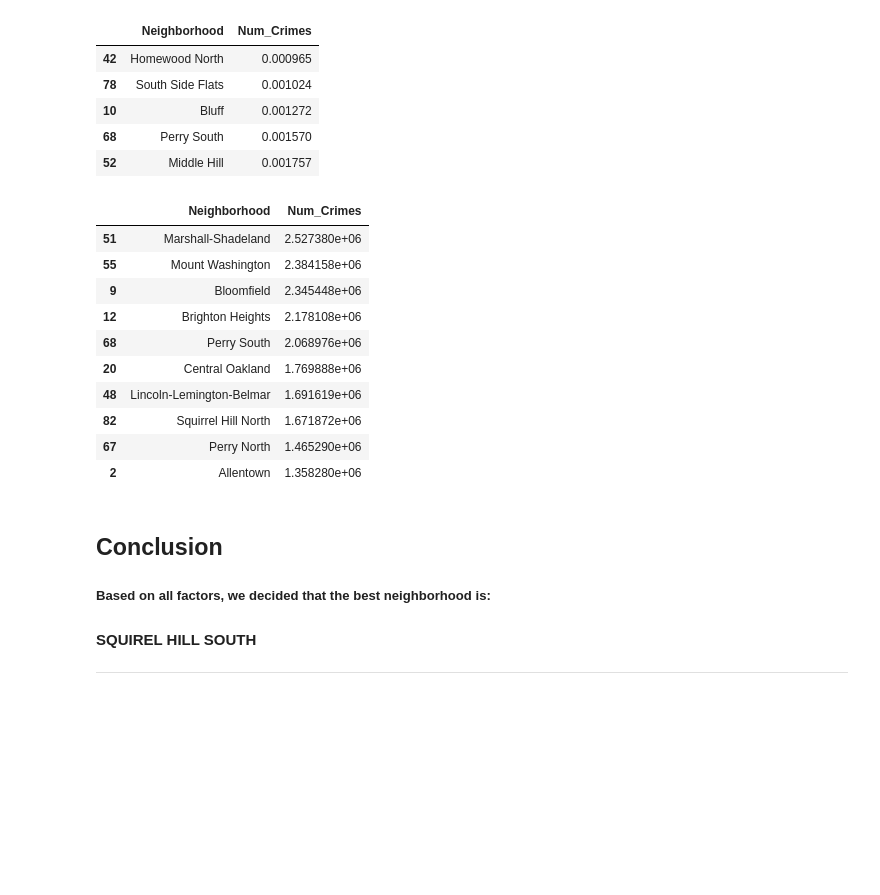
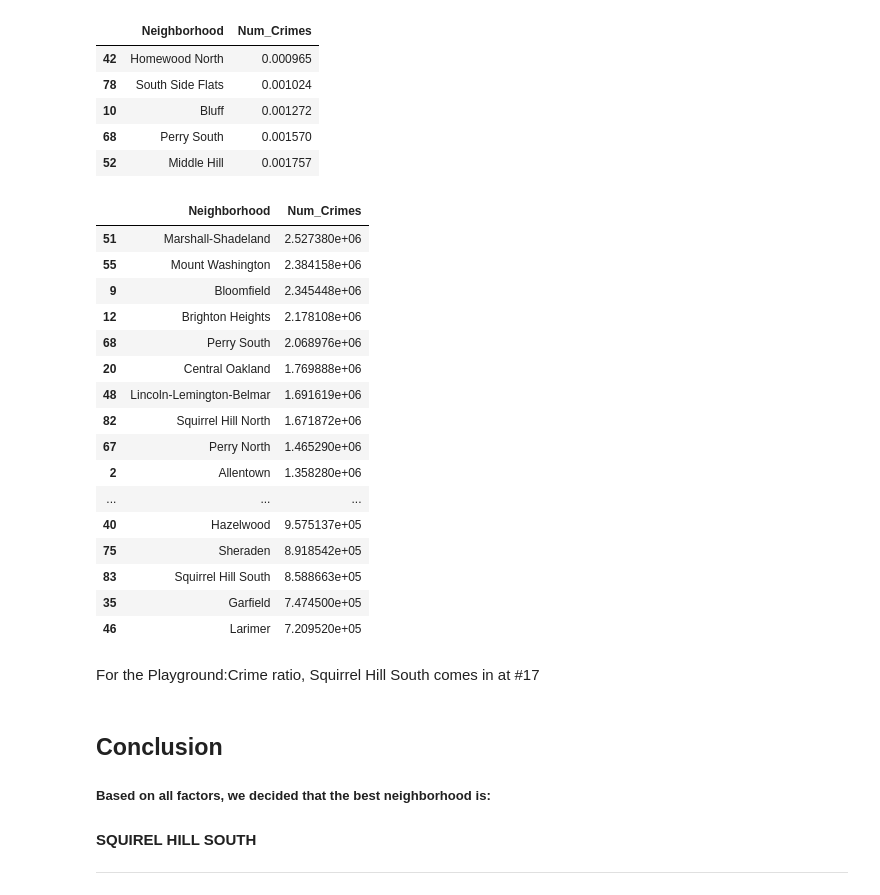
Before and after one commit to matgut33/0010-Final, a Jupyter notebook: Final-Project.ipynb, the cells around one changed output. Cells and saved outputs as stored; diff of their text form; code cells hidden in the pictures; blank space fills up the shorter version.

```diff
--- a/Final-Project.ipynb
+++ b/Final-Project.ipynb
@@ -170,5 +176,6 @@ top10_P
 # %%
 #Number of playgrounds per neighborhood
+
 ax = playgrounds_num.plot(kind='barh', figsize=(8, 10), color='#86bf91', zorder=2, width=0.85)
 
 ax.spines['right'].set_visible(False)
@@ -180,14 +187,17 @@ ax.tick_params(axis="both", which="both", bottom="off", top="off", labelbottom="
 
 vals = ax.get_xticks()
 for tick in vals:
-    ax.axvline(x=tick, linestyle='dashed', alpha=0.4, color='#eeeeee', zorder=1)
+    ax.axvline(x=tick, linestyle='dashed', alpha=0.4, color='#efefef', zorder=1)
 
   # Set x-axis label
 ax.set_xlabel("Number Playgrounds", labelpad=20, weight='bold', size=12)
 
   # Set y-axis label
 ax.set_ylabel("Neighborhood", labelpad=20, weight='bold', size=12)
-
+totals = []
+total = sum(totals)
+for i in ax.patches:
+    totals.append(i.get_width())
 #ax.xaxis.set_major_formatter(StrMethodFormatter('{x:,g}'))
 #playgrounds_num.plot.barh(x='Neighborhood',y='Num_Playgrounds', rot = 0)
 # %% [output]
@@ -247,27 +239,35 @@ ratioDataframe.head()
 # %%
 #school enrollment to crime ratio
 ratio = 0
 ratioDataframe =arrests_neighborhood
 
 for i in range(0, len(arrests_neighborhood)):
     for j in range(0, len(school_enrollment2)):
         if school_enrollment2.loc[j, 'Neighborhood'] == arrests_neighborhood.loc[i, 'Neighborhood']:
             ratio = float(school_enrollment2.loc[j, 'Estimate; Total:'])/float(arrests_neighborhood.loc[i, 'Num_Crimes'])
             ratioDataframe.loc[i, "Num_Crimes"] = ratio
 ratioDataframe = ratioDataframe.sort_values("Num_Crimes").head(len(school_enrollment2))
-ratioDataframe.nlargest(10,['Num_Crimes'])
+ratioDataframe.nlargest(20,['Num_Crimes'])
 # %% [output]
 |  | Neighborhood | Num_Crimes |
 | 51 | Marshall-Shadeland | 2.527380e+06 |
 | 55 | Mount Washington | 2.384158e+06 |
 | 9 | Bloomfield | 2.345448e+06 |
 | 12 | Brighton Heights | 2.178108e+06 |
 | 68 | Perry South | 2.068976e+06 |
 | 20 | Central Oakland | 1.769888e+06 |
 | 48 | Lincoln-Lemington-Belmar | 1.691619e+06 |
 | 82 | Squirrel Hill North | 1.671872e+06 |
 | 67 | Perry North | 1.465290e+06 |
 | 2 | Allentown | 1.358280e+06 |
+| ... | ... | ... |
+| 40 | Hazelwood | 9.575137e+05 |
+| 75 | Sheraden | 8.918542e+05 |
+| 83 | Squirrel Hill South | 8.588663e+05 |
+| 35 | Garfield | 7.474500e+05 |
+| 46 | Larimer | 7.209520e+05 |
+# %% [markdown]
+For the Playground:Crime ratio, Squirrel Hill South comes in at #17
 # %% [markdown]
 ## Conclusion
 ##### Based on all factors, we decided that the best neighborhood is:
```
Also changed, not shown: parts of 4 cells of this notebook.
